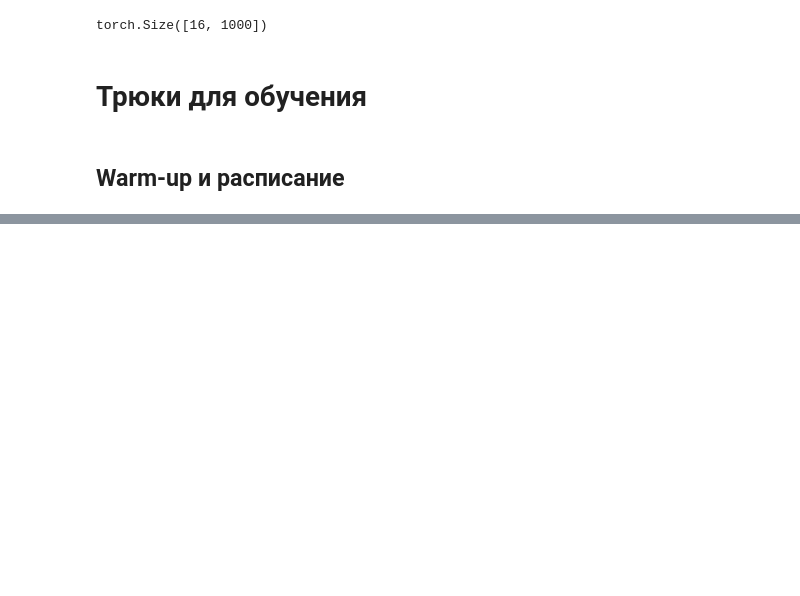
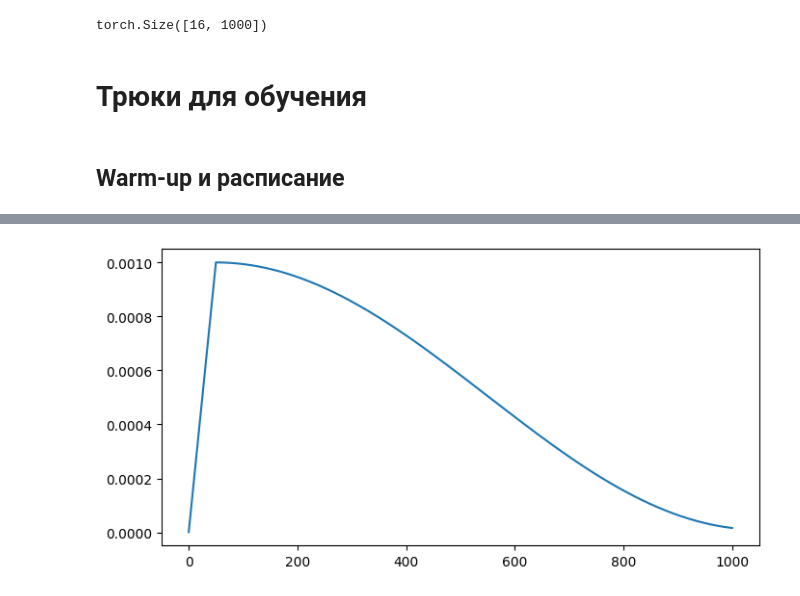
Before and after one commit to AlexeyRogS/cv_course, a Jupyter notebook: week6/vit.ipynb, the cells around one changed output, grey strips where cells are left out. Cells and saved outputs as stored; diff of their text form; code cells hidden in the pictures; blank space fills up the shorter version.

```diff
--- a/week6/vit.ipynb
+++ b/week6/vit.ipynb
@@ -163,0 +203,14 @@ torch.Size([16, 1000])
+# %%
+optim = torch.optim.Adam(params=[torch.ones((4, 5))], lr=1e-3)
+cosine_sch = torch.optim.lr_scheduler.CosineAnnealingLR(optim, 1000, 1e-5)
+warm_up = torch.optim.lr_scheduler.LinearLR(optim, 1e-3, 1, 50)
+sch = torch.optim.lr_scheduler.SequentialLR(optim, schedulers=[warm_up, cosine_sch], milestones=[warm_up.total_iters])
+lr = [sch.get_last_lr()]
+for t in range(1000):
+    sch.step()
+    lr.append(sch.get_last_lr())
+plt.figure(figsize=(8, 4))
+plt.plot(lr)
+plt.show()
+# %% [output]
+[figure, added]
```
Also changed, not shown: parts of 14 cells of this notebook.
